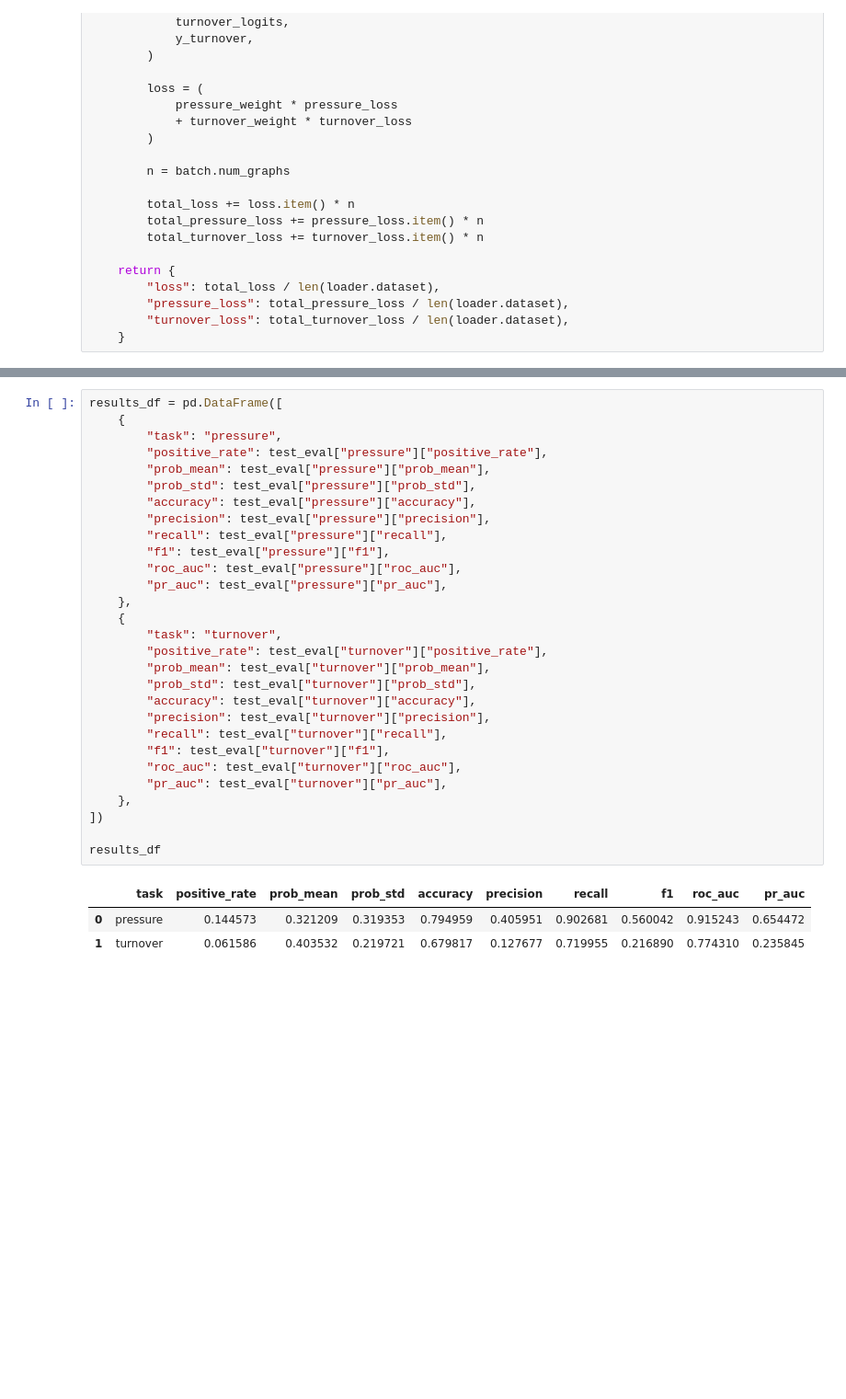
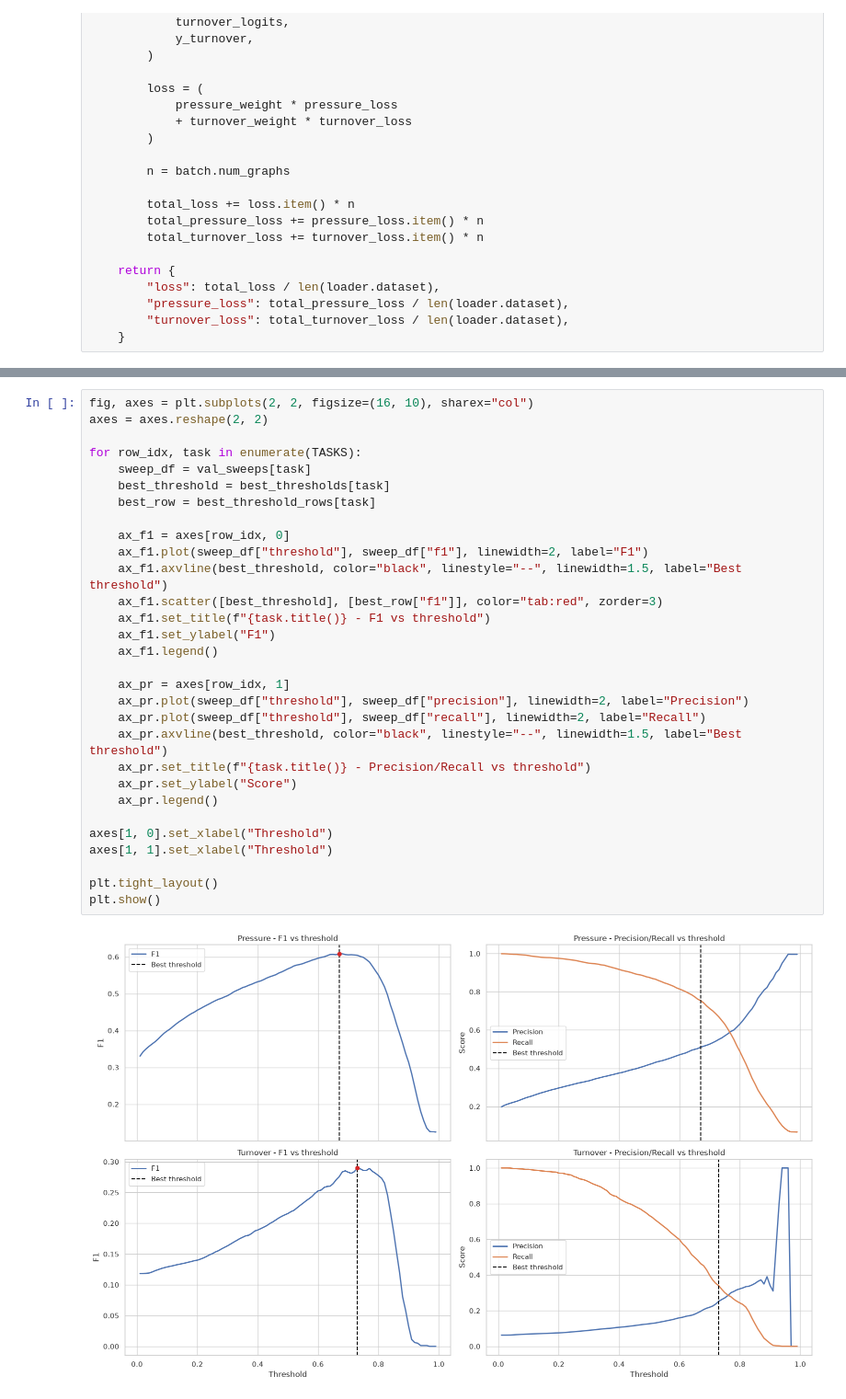
Before and after one commit to pawlej/gnn-football-ball-loss-press-classification, a Jupyter notebook: model_training.ipynb, the cells around one changed output, grey strips where cells are left out. Shown at 92% size. Saved outputs shown, nothing was run; the diff lists cells and outputs as text; blank space fills up the shorter version.

```diff
--- a/model_training.ipynb
+++ b/model_training.ipynb
@@ -716,34 +930,33 @@ pr_auc 0.23584459278050277
 # %%
-results_df = pd.DataFrame([
-    {
-        "task": "pressure",
-        "positive_rate": test_eval["pressure"]["positive_rate"],
-        "prob_mean": test_eval["pressure"]["prob_mean"],
-        "prob_std": test_eval["pressure"]["prob_std"],
-        "accuracy": test_eval["pressure"]["accuracy"],
-        "precision": test_eval["pressure"]["precision"],
-        "recall": test_eval["pressure"]["recall"],
-        "f1": test_eval["pressure"]["f1"],
-        "roc_auc": test_eval["pressure"]["roc_auc"],
-        "pr_auc": test_eval["pressure"]["pr_auc"],
-    },
-    {
-        "task": "turnover",
-        "positive_rate": test_eval["turnover"]["positive_rate"],
-        "prob_mean": test_eval["turnover"]["prob_mean"],
-        "prob_std": test_eval["turnover"]["prob_std"],
-        "accuracy": test_eval["turnover"]["accuracy"],
-        "precision": test_eval["turnover"]["precision"],
-        "recall": test_eval["turnover"]["recall"],
-        "f1": test_eval["turnover"]["f1"],
-        "roc_auc": test_eval["turnover"]["roc_auc"],
-        "pr_auc": test_eval["turnover"]["pr_auc"],
-    },
-])
+fig, axes = plt.subplots(2, 2, figsize=(16, 10), sharex="col")
+axes = axes.reshape(2, 2)
 
-results_df
+for row_idx, task in enumerate(TASKS):
+    sweep_df = val_sweeps[task]
+    best_threshold = best_thresholds[task]
+    best_row = best_threshold_rows[task]
+
+    ax_f1 = axes[row_idx, 0]
+    ax_f1.plot(sweep_df["threshold"], sweep_df["f1"], linewidth=2, label="F1")
+    ax_f1.axvline(best_threshold, color="black", linestyle="--", linewidth=1.5, label="Best threshold")
+    ax_f1.scatter([best_threshold], [best_row["f1"]], color="tab:red", zorder=3)
+    ax_f1.set_title(f"{task.title()} - F1 vs threshold")
+    ax_f1.set_ylabel("F1")
+    ax_f1.legend()
+
+    ax_pr = axes[row_idx, 1]
+    ax_pr.plot(sweep_df["threshold"], sweep_df["precision"], linewidth=2, label="Precision")
+    ax_pr.plot(sweep_df["threshold"], sweep_df["recall"], linewidth=2, label="Recall")
+    ax_pr.axvline(best_threshold, color="black", linestyle="--", linewidth=1.5, label="Best threshold")
+    ax_pr.set_title(f"{task.title()} - Precision/Recall vs threshold")
+    ax_pr.set_ylabel("Score")
+    ax_pr.legend()
+
+axes[1, 0].set_xlabel("Threshold")
+axes[1, 1].set_xlabel("Threshold")
+
+plt.tight_layout()
+plt.show()
 # %% [output]
-|  | task | positive_rate | prob_mean | prob_std | accuracy | precision | recall | f1 | roc_auc | pr_auc |
-| 0 | pressure | 0.144573 | 0.321209 | 0.319353 | 0.794959 | 0.405951 | 0.902681 | 0.560042 | 0.915243 | 0.654472 |
-| 1 | turnover | 0.061586 | 0.403532 | 0.219721 | 0.679817 | 0.127677 | 0.719955 | 0.216890 | 0.774310 | 0.235845 |
+[figure, added]
 # %%
```
Also changed, not shown: parts of 15 cells of this notebook.
